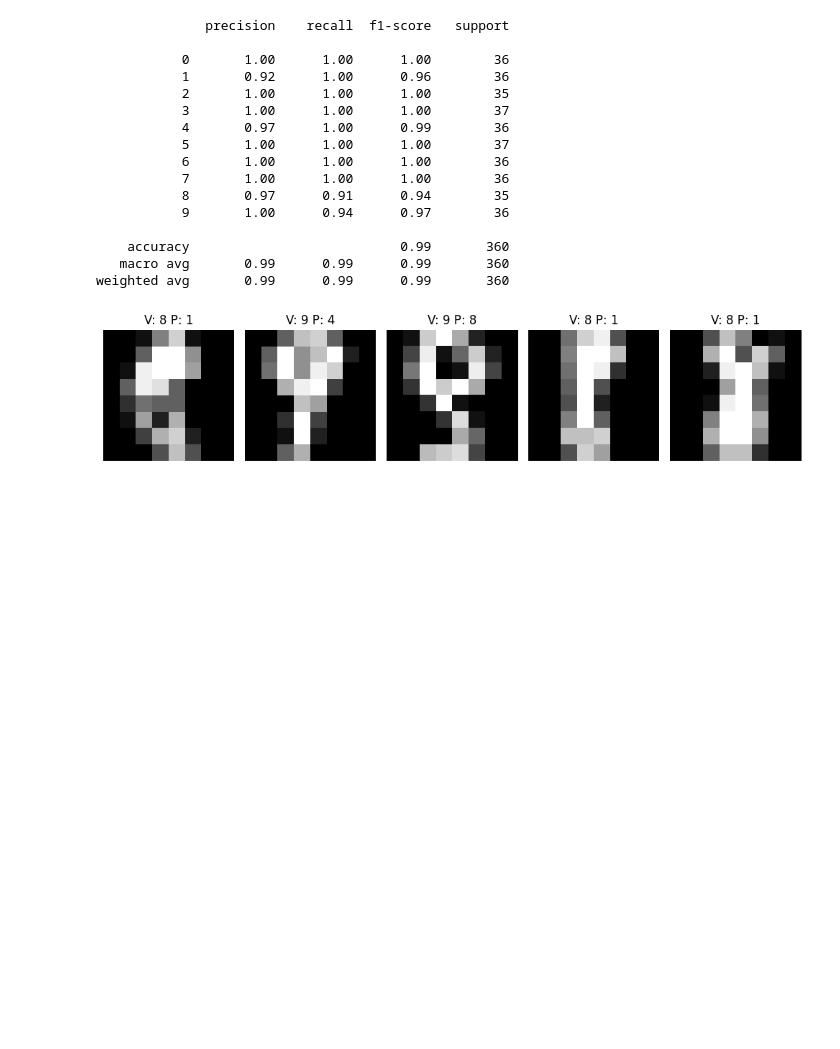
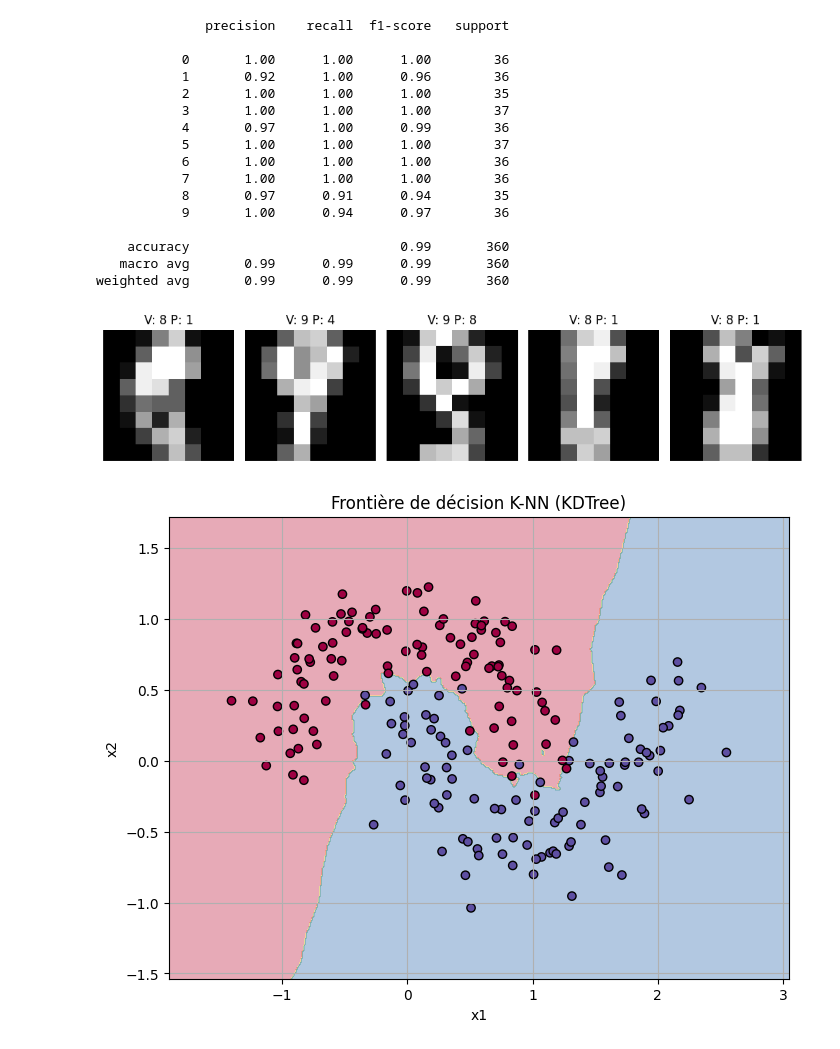
Before and after one commit to LeTibs/trainModel, a Jupyter notebook: notebook/classification/KNN.ipynb, the cells around one changed output. Cells and saved outputs as stored; diff of their text form; code cells hidden in the pictures; blank space fills up the shorter version.

```diff
--- a/notebook/classification/KNN.ipynb
+++ b/notebook/classification/KNN.ipynb
@@ -125,3 +125,37 @@ plt.tight_layout()
 plt.show()
 # %% [output]
 [figure]
+# %%
+import numpy as np
+import matplotlib.pyplot as plt
+from sklearn.datasets import make_moons
+from sklearn.neighbors import KNeighborsClassifier
+
+# Dataset
+X, y = make_moons(n_samples=200, noise=0.2)
+
+# Classifieur K-NN avec KDTree
+knn = KNeighborsClassifier(n_neighbors=5, algorithm='kd_tree')
+knn.fit(X, y)
+
+# Grille de points pour visualiser les prédictions
+x_min, x_max = X[:, 0].min() - .5, X[:, 0].max() + .5
+y_min, y_max = X[:, 1].min() - .5, X[:, 1].max() + .5
+xx, yy = np.meshgrid(np.arange(x_min, x_max, 0.01),
+                     np.arange(y_min, y_max, 0.01))
+
+# Prédiction pour chaque point de la grille
+Z = knn.predict(np.c_[xx.ravel(), yy.ravel()])
+Z = Z.reshape(xx.shape)
+
+# Visualisation
+plt.figure(figsize=(8, 6))
+plt.contourf(xx, yy, Z, cmap=plt.cm.Spectral, alpha=0.4)
+plt.scatter(X[:, 0], X[:, 1], c=y, cmap=plt.cm.Spectral, edgecolor='k')
+plt.title("Frontière de décision K-NN (KDTree)")
+plt.xlabel("x1")
+plt.ylabel("x2")
+plt.grid(True)
+plt.show()
+# %% [output]
+[figure, added]
```
Also changed, not shown: parts of 1 cell of this notebook, 5 other files.
